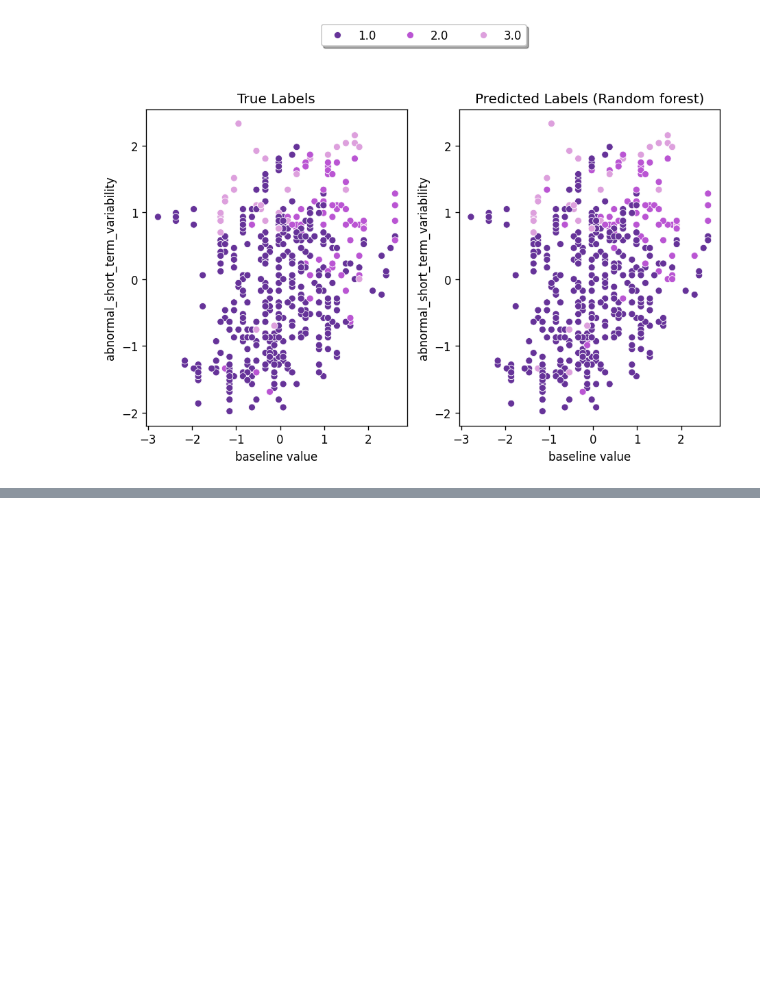
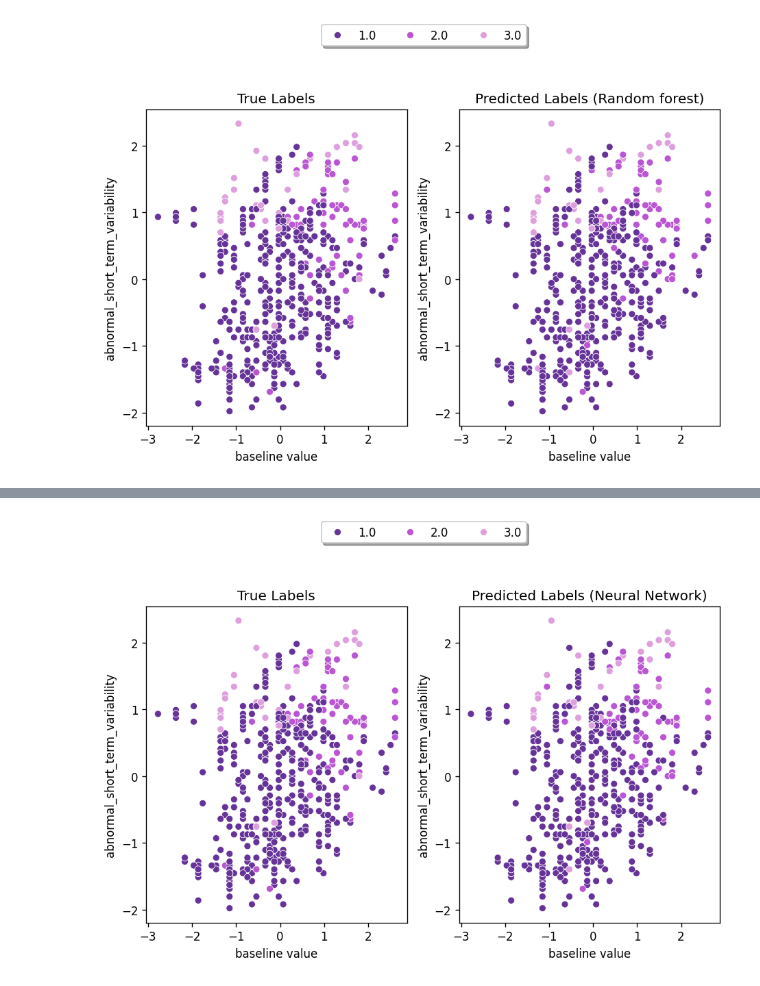
Before and after one commit to adamaj99pwr/ML, a Jupyter notebook: lab3/lab3.ipynb, the cells around one changed output, grey strips where cells are left out. Drawn from its saved outputs; the diff is of its cells as text; code cells hidden in the pictures; blank space fills up the shorter version.

```diff
--- a/lab3/lab3.ipynb
+++ b/lab3/lab3.ipynb
@@ -351,0 +389,4 @@ visClass(rf_pred, 'Random forest')
+# %%
+visClass(nn_pred, 'Neural Network')
+# %% [output]
+[figure, added]
```
Also changed, not shown: parts of 6 cells of this notebook.
